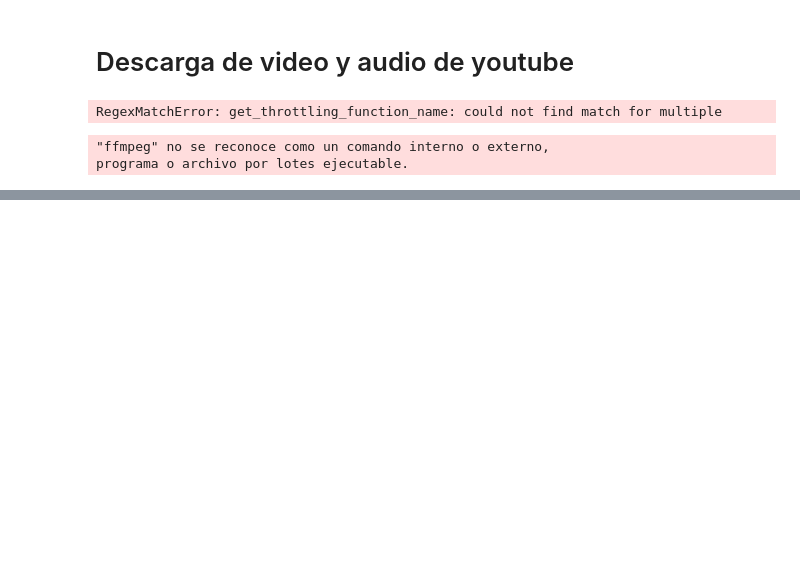
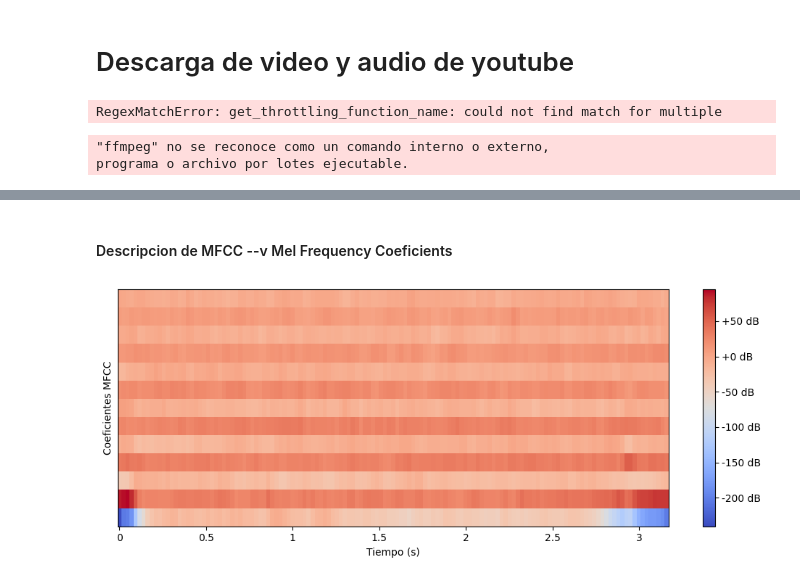
Before and after one commit to JuanJT117/Procesamiento_y_clasificacion_de_datos, a Jupyter notebook: Tareas/Tarea_7/Datos/tarea.ipynb, the cells around one changed output, grey strips where cells are left out. Drawn from its saved outputs; the diff is of its cells as text; code cells hidden in the pictures; blank space fills up the shorter version.

```diff
--- a/Tareas/Tarea_7/Datos/tarea.ipynb
+++ b/Tareas/Tarea_7/Datos/tarea.ipynb
@@ -47,7 +76,7 @@ y, sr = librosa.load("./audio/Ambiental_1.wav")
 # sr: frecuencia de muestreo
 # %%
 # Cargar archivo de audio
-audio_path = librosa.example('trumpet')
-y, sr = librosa.load(audio_path)
-IPython.display.Audio(audio_path)
+audio_path = librosa.load("./audio/Ambiental_1.wav")
+y, sr = librosa.load("./audio/Ambiental_1.wav")
+IPython.display.Audio("./audio/Ambiental_1.wav")
 # %% [output]
@@ -67,0 +100,16 @@ plt.show()
+# %% [markdown]
+#### Descripcion de MFCC --v Mel Frequency Coeficients
+# %%
+# Calcular MFCC
+mfccs = librosa.feature.mfcc(y=y, sr=sr, n_mfcc=13)
+
+# Visualizar MFCC
+plt.figure(figsize=(10, 4))
+librosa.display.specshow(mfccs, x_axis='time')
+plt.xlabel('Tiempo (s)')
+plt.ylabel('Coeficientes MFCC')
+plt.colorbar(format='%+2.0f dB')
+plt.tight_layout()
+plt.show()
+# %% [output]
+[figure, added]
```
Also changed, not shown: parts of 12 cells of this notebook.
